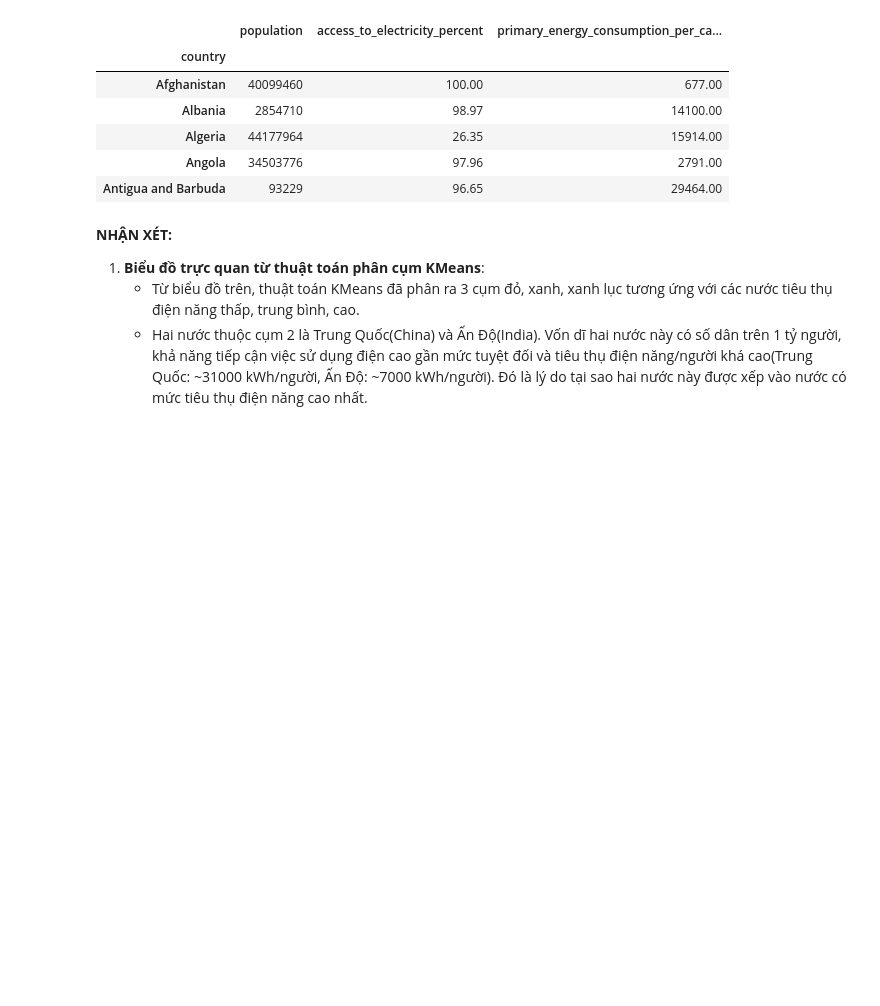
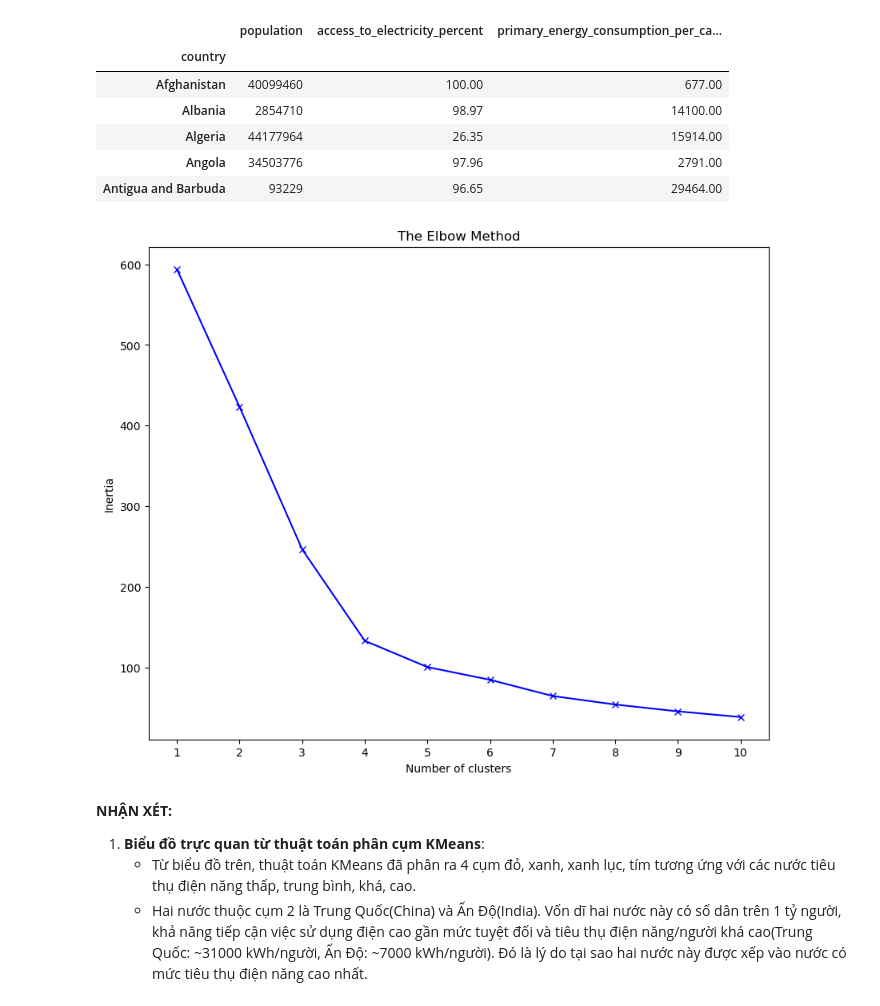
Before and after one commit to phuc-gn/Data-Visualisation-course-HCMUS, a Jupyter notebook: Lab_1/source_codes/notebook.ipynb, the cells around one changed output. Drawn from its saved outputs; the diff is of its cells as text; code cells hidden in the pictures; blank space fills up the shorter version.

Commit message:
add elbow method to determine optimal clusters

```diff
--- a/Lab_1/source_codes/notebook.ipynb
+++ b/Lab_1/source_codes/notebook.ipynb
@@ -808,5 +812,25 @@ ml_df.head()
 #chuẩn hóa dữ liệu
 scaler = StandardScaler()
 scaled_data = scaler.fit_transform(ml_df)
+# %%
+# dùng phương pháp elbow để quyết định số phân cụm tối ưu nhất có thể
+inertia = []
+for i in range(1, 11):
+    kmeans = KMeans(n_clusters = i, random_state=42)
+    kmeans.fit(scaled_data)
+    inertia.append(kmeans.inertia_)
+
+# số phân cụm tối ưu
+elbow_point = inertia.index(min(inertia)) + 1
+
+plt.figure(figsize=(10, 8))
+plt.plot(range(1, 11), inertia, 'bx-')
+plt.title('The Elbow Method')
+plt.xlabel('Number of clusters')
+plt.ylabel('Inertia')
+plt.xticks(range(1, 11))
+plt.show()
+# %% [output]
+[figure, added]
 # %%
 #dùng thuật toán KMeans để phân cụm
@@ -832,5 +856,5 @@ fig.show()
 **NHẬN XÉT:**
 
 1. **Biểu đồ trực quan từ thuật toán phân cụm KMeans**:
-   - Từ biểu đồ trên, thuật toán KMeans đã phân ra 3 cụm đỏ, xanh, xanh lục tương ứng với các nước tiêu thụ điện năng thấp, trung bình, cao.
+   - Từ biểu đồ trên, thuật toán KMeans đã phân ra 4 cụm đỏ, xanh, xanh lục, tím tương ứng với các nước tiêu thụ điện năng thấp, trung bình, khá, cao.
    - Hai nước thuộc cụm 2 là Trung Quốc(China) và Ấn Độ(India). Vốn dĩ hai nước này có số dân trên 1 tỷ người, khả năng tiếp cận việc sử dụng điện cao gần mức tuyệt đối và tiêu thụ điện năng/người khá cao(Trung Quốc: ~31000 kWh/người, Ấn Độ: ~7000 kWh/người). Đó là lý do tại sao hai nước này được xếp vào nước có mức tiêu thụ điện năng cao nhất.
```
Also changed, not shown: parts of 4 cells of this notebook.
